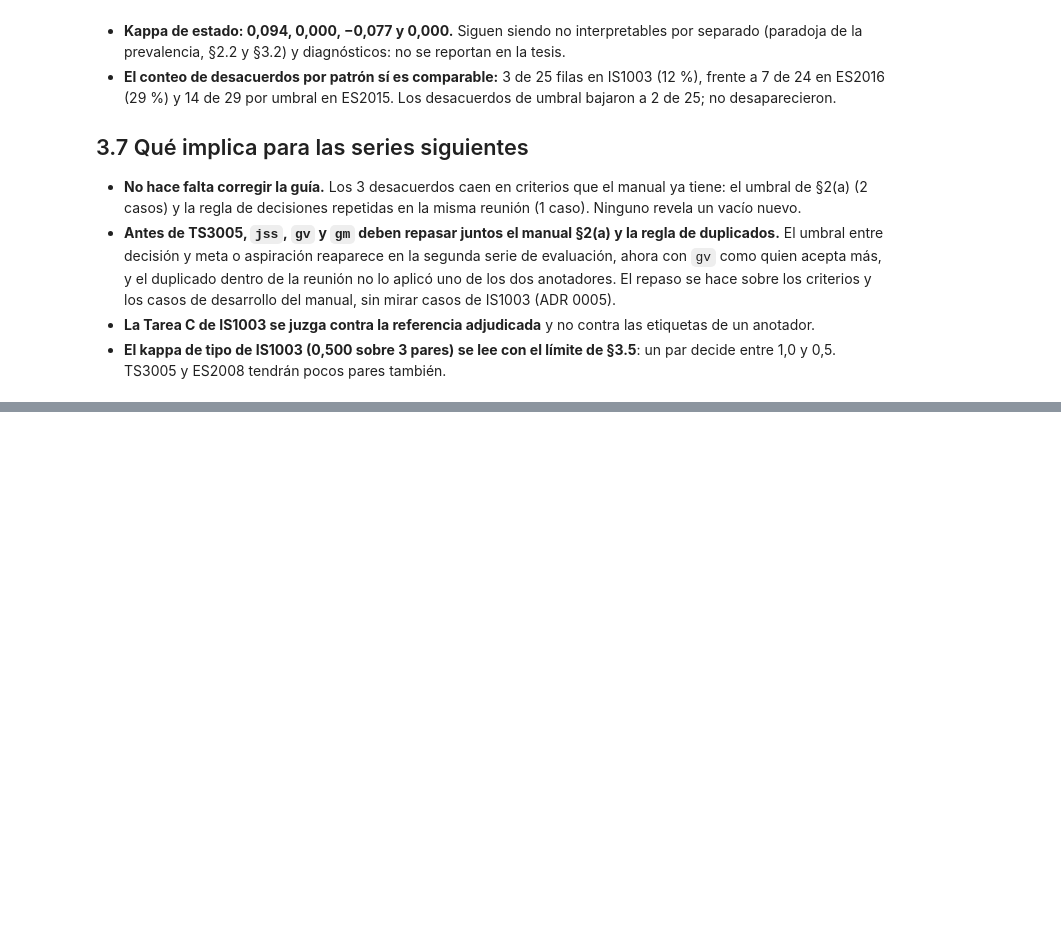
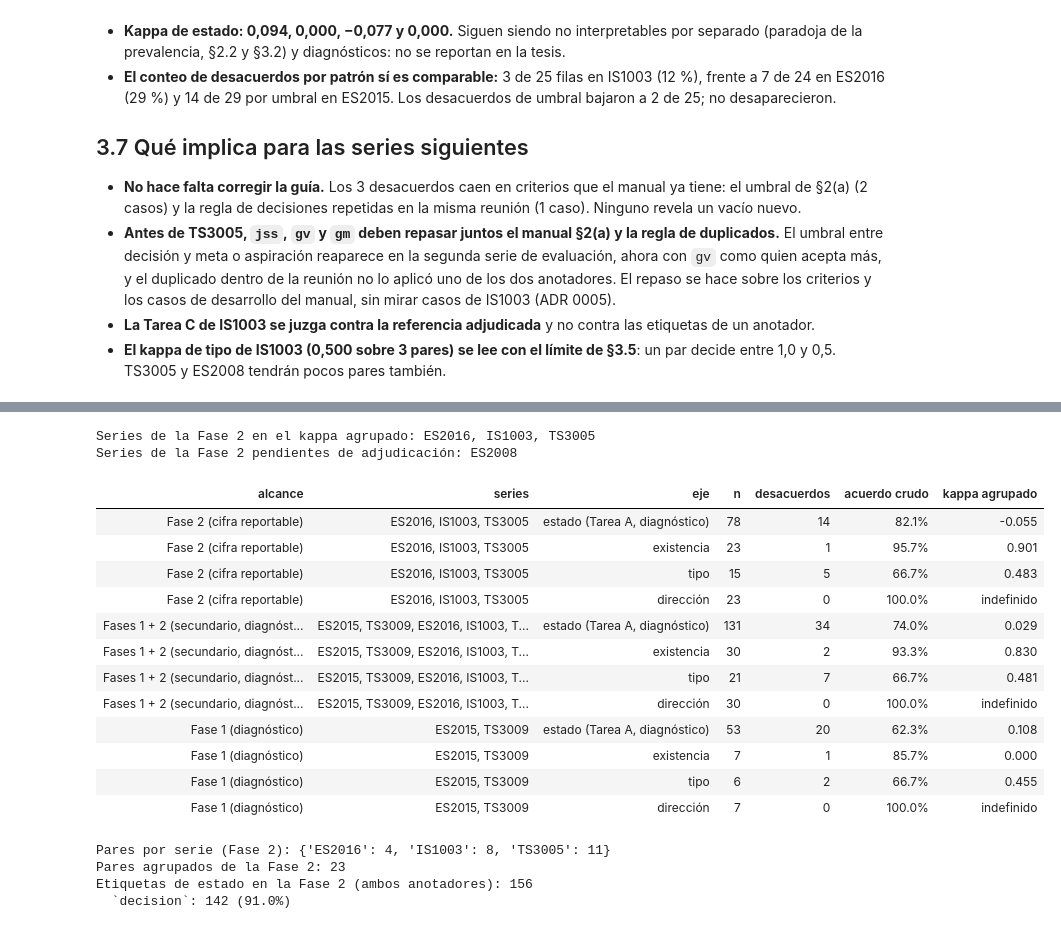
Before and after one commit to jasonssdev/mcd-afg, a Jupyter notebook: notebooks/18-jss-anotacion-f2-adjudicacion.ipynb, the cells around one changed output, grey strips where cells are left out. Cells and saved outputs as stored; diff of their text form; code cells hidden in the pictures; blank space fills up the shorter version.

```diff
--- a/notebooks/18-jss-anotacion-f2-adjudicacion.ipynb
+++ b/notebooks/18-jss-anotacion-f2-adjudicacion.ipynb
@@ -1052,0 +1408,74 @@ Las funciones que calculan cada cifra están en
+# %%
+report = pooled_agreement_report(PLAN, paths=PATHS)
+by_scope = {group.scope: group for group in report}
+pending = [s for s in PLAN.phase2_series if s not in by_scope["phase 2"].series]
+print(f"Series de la Fase 2 en el kappa agrupado: {', '.join(by_scope['phase 2'].series)}")
+print(f"Series de la Fase 2 pendientes de adjudicación: {', '.join(pending) or 'ninguna'}")
+
+SCOPE_LABEL = {
+    "phase 2": "Fase 2 (cifra reportable)",
+    "overall": "Fases 1 + 2 (secundario, diagnóstico)",
+    "phase 1": "Fase 1 (diagnóstico)",
+}
+AXIS_LABEL = {
+    "existence": "existencia",
+    "type": "tipo",
+    "direction": "dirección",
+    "status": "estado (Tarea A, diagnóstico)",
+}
+pooled_rows = [
+    {
+        "alcance": SCOPE_LABEL[scope],
+        "series": ", ".join(by_scope[scope].series),
+        "eje": AXIS_LABEL[item.axis],
+        "n": item.n_items,
+        "desacuerdos": item.n_disagreements,
+        "acuerdo crudo": item.percent_agreement,
+        "kappa agrupado": item.kappa,
+    }
+    for scope in ("phase 2", "overall", "phase 1")
+    if scope in by_scope
+    for item in by_scope[scope].axes
+]
+display(
+    pd.DataFrame(pooled_rows)
+    .style.format({"acuerdo crudo": "{:.1%}", "kappa agrupado": "{:.3f}"}, na_rep="indefinido")
+    .hide(axis="index")
+)
+
+pairs_per_series = {
+    s: compute_series_agreement(annotator_csvs(PATHS.relations_dir, s, "candidates")).n_items
+    for s in by_scope["phase 2"].series
+}
+print(f"Pares por serie (Fase 2): {pairs_per_series}")
+print(f"Pares agrupados de la Fase 2: {by_scope['phase 2'].axis('existence').n_items}")
+
+# Task A label use, to show why the status kappa stays near zero (class imbalance).
+usage = {"decision": 0, "otras": 0}
+for s in by_scope["phase 2"].series:
+    for counts in annotator_status_distribution(s, paths=PATHS).values():
+        usage["decision"] += counts.get("decision", 0)
+        usage["otras"] += sum(v for k, v in counts.items() if k != "decision")
+total_labels = usage["decision"] + usage["otras"]
+print(f"Etiquetas de estado en la Fase 2 (ambos anotadores): {total_labels}")
+print(f"  `decision`: {usage['decision']} ({usage['decision'] / total_labels:.1%})")
+# %% [output]
+Series de la Fase 2 en el kappa agrupado: ES2016, IS1003, TS3005
+Series de la Fase 2 pendientes de adjudicación: ES2008
+| alcance | series | eje | n | desacuerdos | acuerdo crudo | kappa agrupado |
+| Fase 2 (cifra reportable) | ES2016, IS1003, TS3005 | estado (Tarea A, diagnóstico) | 78 | 14 | 82.1% | -0.055 |
+| Fase 2 (cifra reportable) | ES2016, IS1003, TS3005 | existencia | 23 | 1 | 95.7% | 0.901 |
+| Fase 2 (cifra reportable) | ES2016, IS1003, TS3005 | tipo | 15 | 5 | 66.7% | 0.483 |
+| Fase 2 (cifra reportable) | ES2016, IS1003, TS3005 | dirección | 23 | 0 | 100.0% | indefinido |
+| Fases 1 + 2 (secundario, diagnóst... | ES2015, TS3009, ES2016, IS1003, T... | estado (Tarea A, diagnóstico) | 131 | 34 | 74.0% | 0.029 |
+| Fases 1 + 2 (secundario, diagnóst... | ES2015, TS3009, ES2016, IS1003, T... | existencia | 30 | 2 | 93.3% | 0.830 |
+| Fases 1 + 2 (secundario, diagnóst... | ES2015, TS3009, ES2016, IS1003, T... | tipo | 21 | 7 | 66.7% | 0.481 |
+| Fases 1 + 2 (secundario, diagnóst... | ES2015, TS3009, ES2016, IS1003, T... | dirección | 30 | 0 | 100.0% | indefinido |
+| Fase 1 (diagnóstico) | ES2015, TS3009 | estado (Tarea A, diagnóstico) | 53 | 20 | 62.3% | 0.108 |
+| Fase 1 (diagnóstico) | ES2015, TS3009 | existencia | 7 | 1 | 85.7% | 0.000 |
+| Fase 1 (diagnóstico) | ES2015, TS3009 | tipo | 6 | 2 | 66.7% | 0.455 |
+| Fase 1 (diagnóstico) | ES2015, TS3009 | dirección | 7 | 0 | 100.0% | indefinido |
+Pares por serie (Fase 2): {'ES2016': 4, 'IS1003': 8, 'TS3005': 11}
+Pares agrupados de la Fase 2: 23
+Etiquetas de estado en la Fase 2 (ambos anotadores): 156
+  `decision`: 142 (91.0%)
```
Also changed, not shown: parts of 32 cells of this notebook, 7 other files.
